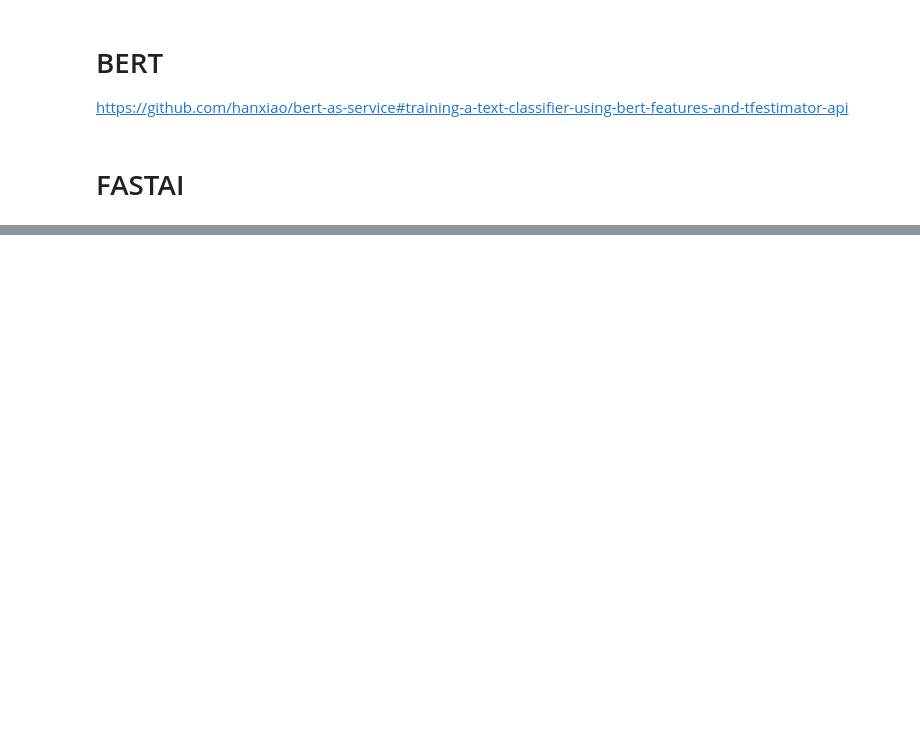
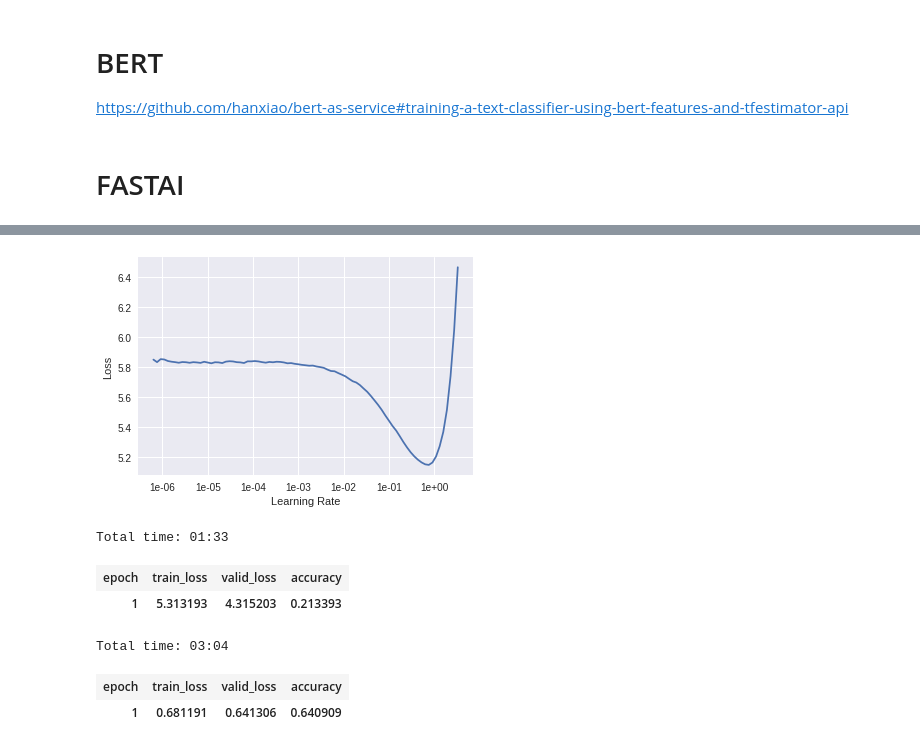
Before and after one commit to binliu0630/Deep_Learning, a Jupyter notebook: Text_Classification_Example.ipynb, the cells around one changed output, grey strips where cells are left out. Cells and saved outputs as stored; diff of their text form; code cells hidden in the pictures; blank space fills up the shorter version.

```diff
--- a/Text_Classification_Example.ipynb
+++ b/Text_Classification_Example.ipynb
@@ -364,0 +476,3 @@ https://github.com/hanxiao/bert-as-service#training-a-text-classifier-using-bert
+# %%
+data = df[['label','sentence']]
+data.head()
@@ -364,0 +486,6 @@ https://github.com/hanxiao/bert-as-service#training-a-text-classifier-using-bert
+# %%
+from sklearn.model_selection import train_test_split
+
+df_trn, df_val = train_test_split(data, stratify = data['label'], test_size = 0.4, random_state = 1234)
+# %%
+data_lm = TextLMDataBunch.from_df(train_df = df_trn, valid_df = df_val, path = '')
@@ -364,0 +496,2 @@ https://github.com/hanxiao/bert-as-service#training-a-text-classifier-using-bert
+# %%
+learn = language_model_learner(data_lm, pretrained_model=URLs.WT103, drop_mult = 0.7)
@@ -364,0 +521,10 @@ https://github.com/hanxiao/bert-as-service#training-a-text-classifier-using-bert
+# %%
+learn.recorder.plot()
+# %% [output]
+[figure, added]
+# %%
+learn.fit_one_cycle(1, 1e-1)
+# %% [output]
+Total time: 01:33
+| epoch | train_loss | valid_loss | accuracy |
+| 1 | 5.313193 | 4.315203 | 0.213393 |
@@ -364,0 +537,6 @@ https://github.com/hanxiao/bert-as-service#training-a-text-classifier-using-bert
+# %%
+learn.fit_one_cycle(1, 1e-1)
+# %% [output]
+Total time: 03:04
+| epoch | train_loss | valid_loss | accuracy |
+| 1 | 0.681191 | 0.641306 | 0.640909 |
```
Also changed, not shown: parts of 17 cells of this notebook.
